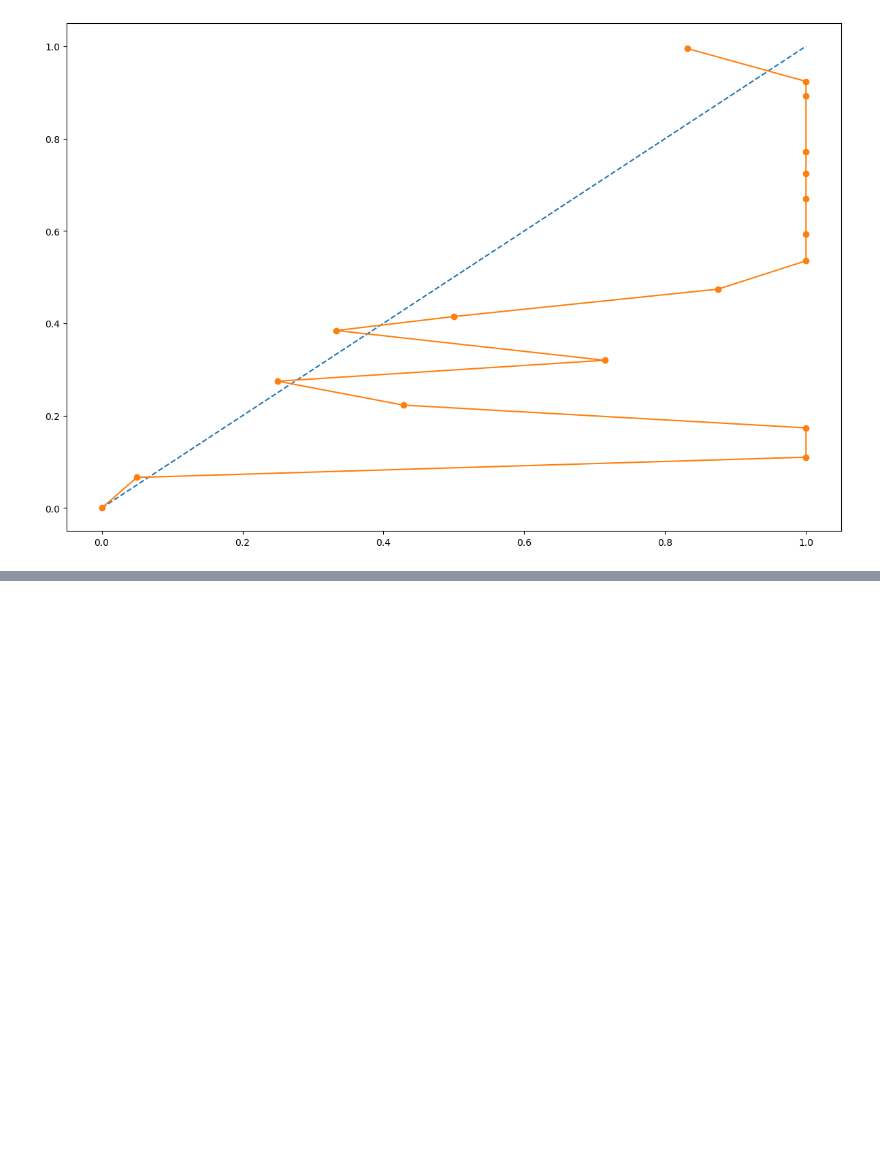
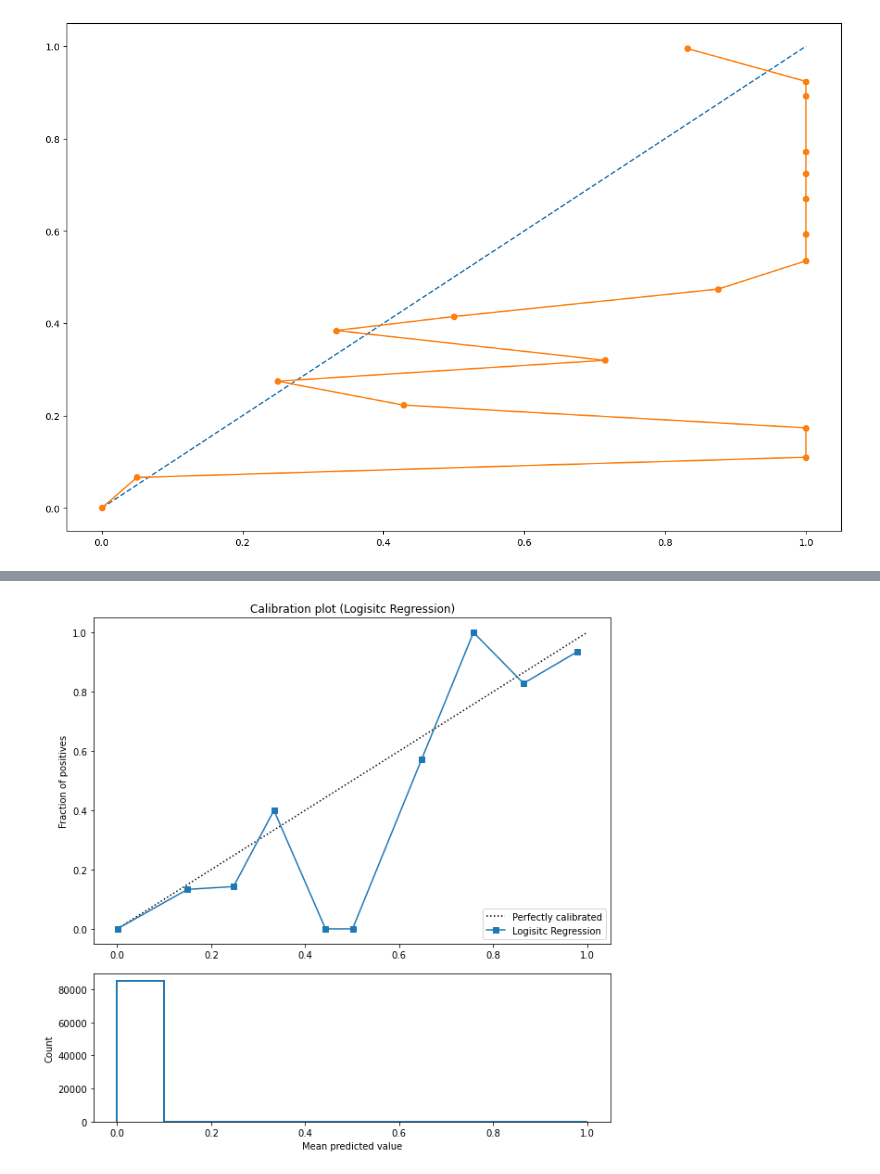
Before and after one commit to bthakr1/Machine_Learning, a Jupyter notebook: Logistic_Regression.ipynb, the cells around one changed output, grey strips where cells are left out. Saved outputs shown, nothing was run; the diff lists cells and outputs as text; code cells hidden in the pictures; blank space fills up the shorter version.

```diff
--- a/Logistic_Regression.ipynb
+++ b/Logistic_Regression.ipynb
@@ -283,0 +319,14 @@ pyplot.show()
+# %%
+from sklearn.calibration import CalibratedClassifierCV
+
+logistic_regression = LogisticRegression(C=1000,tol=0.0001,penalty='l2',max_iter=1000,class_weight={0:1.0,1:60.0})
+
+platts_scaling_istonic = CalibratedClassifierCV(base_estimator=logistic_regression,cv=5,method='isotonic')
+
+platts_scaling_istonic.fit(X_train,y_train)
+
+calibrated_probs = platts_scaling_istonic.predict_proba(X_test)[:,1]
+
+plot_calibration_curve("Logisitc Regression",1,calibrated_probs)
+# %% [output]
+[figure, added]
```
Also changed, not shown: parts of 4 cells of this notebook, 2 other files.
